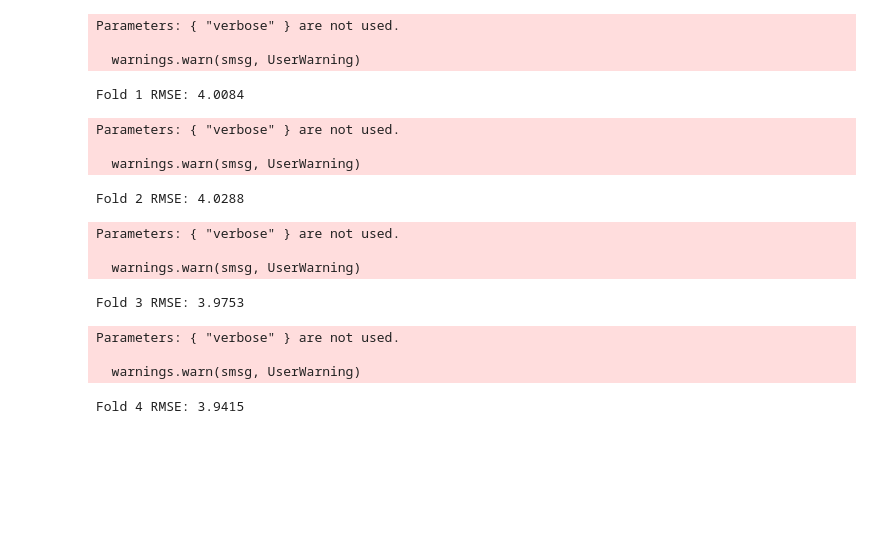
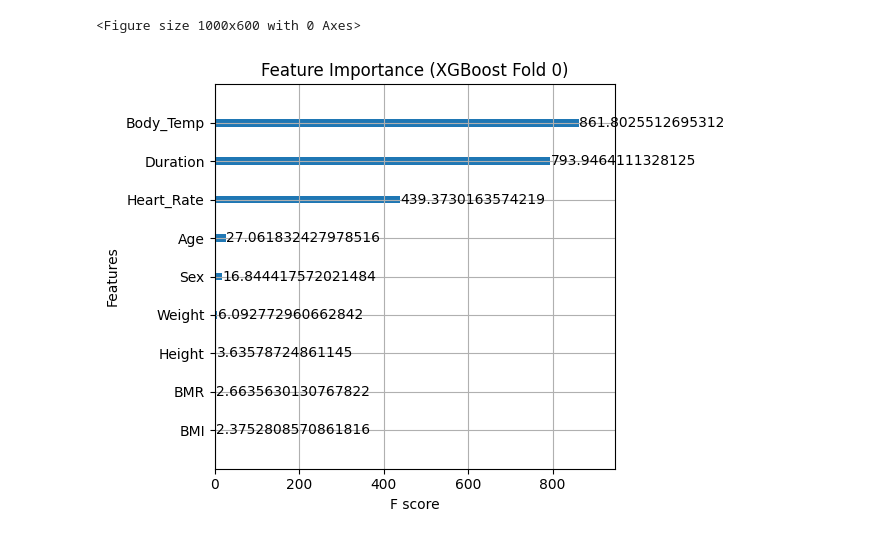
Before and after one commit to goodlukey/KaggleWork, a Jupyter notebook: predict_calorie_expenditure.ipynb, the cells around one changed output. Saved outputs shown, nothing was run; the diff lists cells and outputs as text; code cells hidden in the pictures; blank space fills up the shorter version.

```diff
--- a/predict_calorie_expenditure.ipynb
+++ b/predict_calorie_expenditure.ipynb
@@ -203,48 +180,51 @@ Index(['Sex', 'Age', 'Height', 'Weight', 'Duration', 'Heart_Rate', 'Body_Temp',
 # %%
-import pandas as pd
-import xgboost as xgb
-from sklearn.model_selection import StratifiedKFold
-from sklearn.metrics import roc_auc_score, classification_report
-import numpy as np
-from tqdm import tqdm  # Import tqdm for progress tracking
+from sklearn.model_selection import KFold
+from sklearn.metrics import mean_squared_log_error
+from xgboost import XGBRegressor, plot_importance
 
-# 選取特徵與輸出
-X = cleaned_df.drop(columns=['Calories'])
-y = cleaned_df.Calories
+X = df.drop(columns=['Calories'])
+y = np.log1p(df['Calories'])
 
-# 建立交叉驗證器
-kf = StratifiedKFold(n_splits=5, shuffle=True, random_state=42)
+# KFold 設定
+kf = KFold(n_splits=50, shuffle=True, random_state=42)
+rmsle_scores = []
+models = []
 
-# 預留紀錄
-oof_preds = np.zeros(len(X))  # Out-Of-Fold 預測分數
-fold_scores = []              # 記錄每折的AUC
-
-# 開始K折訓練
-for fold, (train_idx, val_idx) in enumerate(kf.split(X, y)):
+for fold, (train_idx, val_idx) in enumerate(kf.split(X)):
     X_train, X_val = X.iloc[train_idx], X.iloc[val_idx]
     y_train, y_val = y.iloc[train_idx], y.iloc[val_idx]
 
-    # 建立模型
-    model = xgb.XGBRegressor(
+    model = XGBRegressor(
         objective='reg:squarederror',  # Regression task
         colsample_bytree=0.3,          # Subsample ratio of columns
         learning_rate=0.1,             # Step size at each iteration
-        max_depth=5,                   # Maximum depth of a tree
+        max_depth=4,                   # Maximum depth of a tree
         alpha=10,                      # L2 regularization term
         n_estimators=1000,             # Number of trees
         random_state=42,
-        verbose=200  # Set verbose to get more detailed output
+        tree_method="hist",
+        device="cuda"
     )
 
-    # 訓練
+
     model.fit(X_train, y_train)
 
-    # 預測
-    val_preds = model.predict(X_val)
+    y_pred_train = model.predict(X_train)
+    y_pred_val = model.predict(X_val)
 
-    # Predict OOF and test
-    oof_preds[val_idx] = model.predict(X_val)
+    rmsle_train = np.sqrt(mean_squared_log_error(y_train, y_pred_train))
+    rmsle_val = np.sqrt(mean_squared_log_error(y_val, y_pred_val))
+    rmsle_scores.append(rmsle_val)
+    models.append(model)
 
-    rmse = np.sqrt(np.mean((y_val - oof_preds[val_idx])**2))
-    print(f"Fold {fold} RMSE: {rmse:.4f}")
+    print(f"Fold {fold + 1} RMSLE_train: {rmsle_train:.4f} RMSLE_val: {rmsle_val:.4f}")
+
+print(f"\nAverage RMSLE: {np.mean(rmsle_scores):.4f}")
+
+# 繪製特徵重要性（第一折）
+plt.figure(figsize=(10, 6))
+plot_importance(models[1], max_num_features=15, importance_type='gain')
+plt.title("Feature Importance (XGBoost Fold 0)")
+plt.tight_layout()
+plt.show()
 # %% [output]
@@ -255,16 +255,2 @@ Fold 0 RMSE: 3.9680
-Parameters: { "verbose" } are not used.
-
-  warnings.warn(smsg, UserWarning)
+<Figure size 1000x600 with 0 Axes>
-Fold 1 RMSE: 4.0084
-Parameters: { "verbose" } are not used.
-
-  warnings.warn(smsg, UserWarning)
-Fold 2 RMSE: 4.0288
-Parameters: { "verbose" } are not used.
-
-  warnings.warn(smsg, UserWarning)
-Fold 3 RMSE: 3.9753
-Parameters: { "verbose" } are not used.
-
-  warnings.warn(smsg, UserWarning)
-Fold 4 RMSE: 3.9415
+[figure, added]
```
Also changed, not shown: parts of 35 cells of this notebook.
